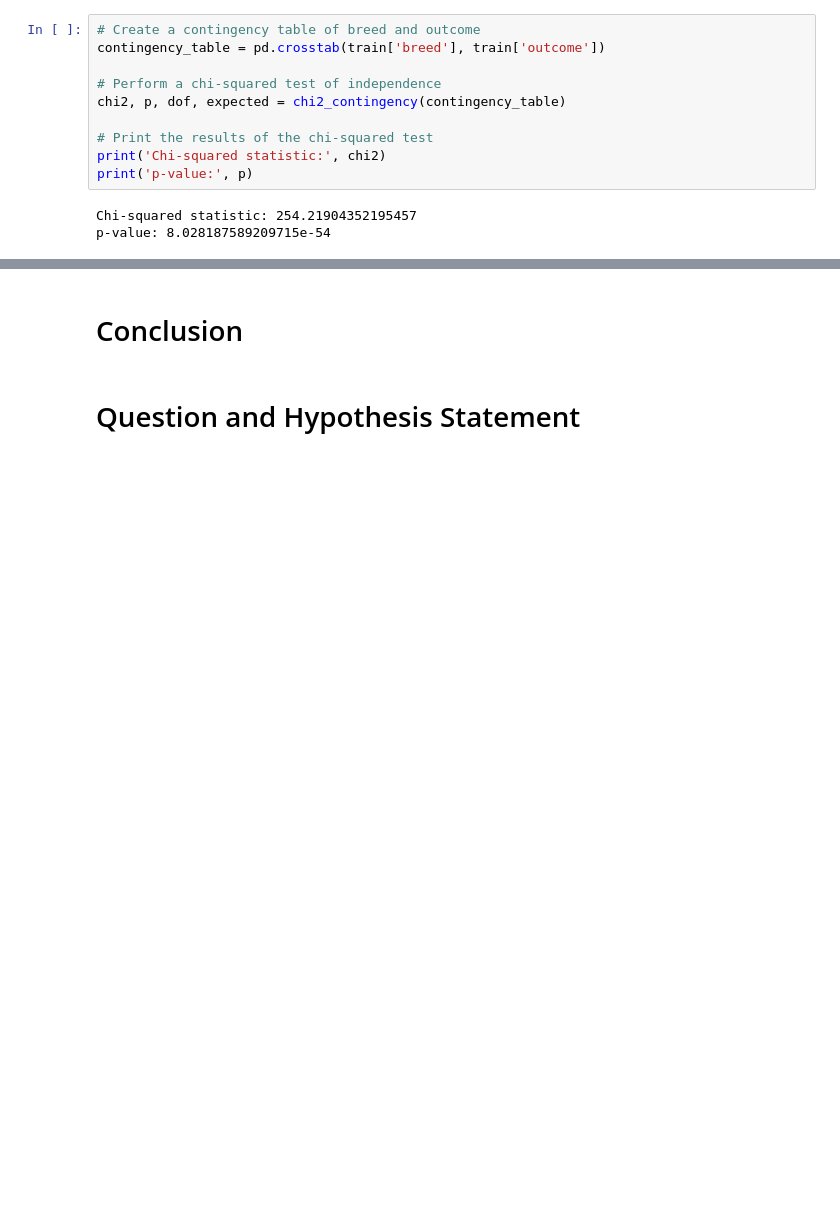
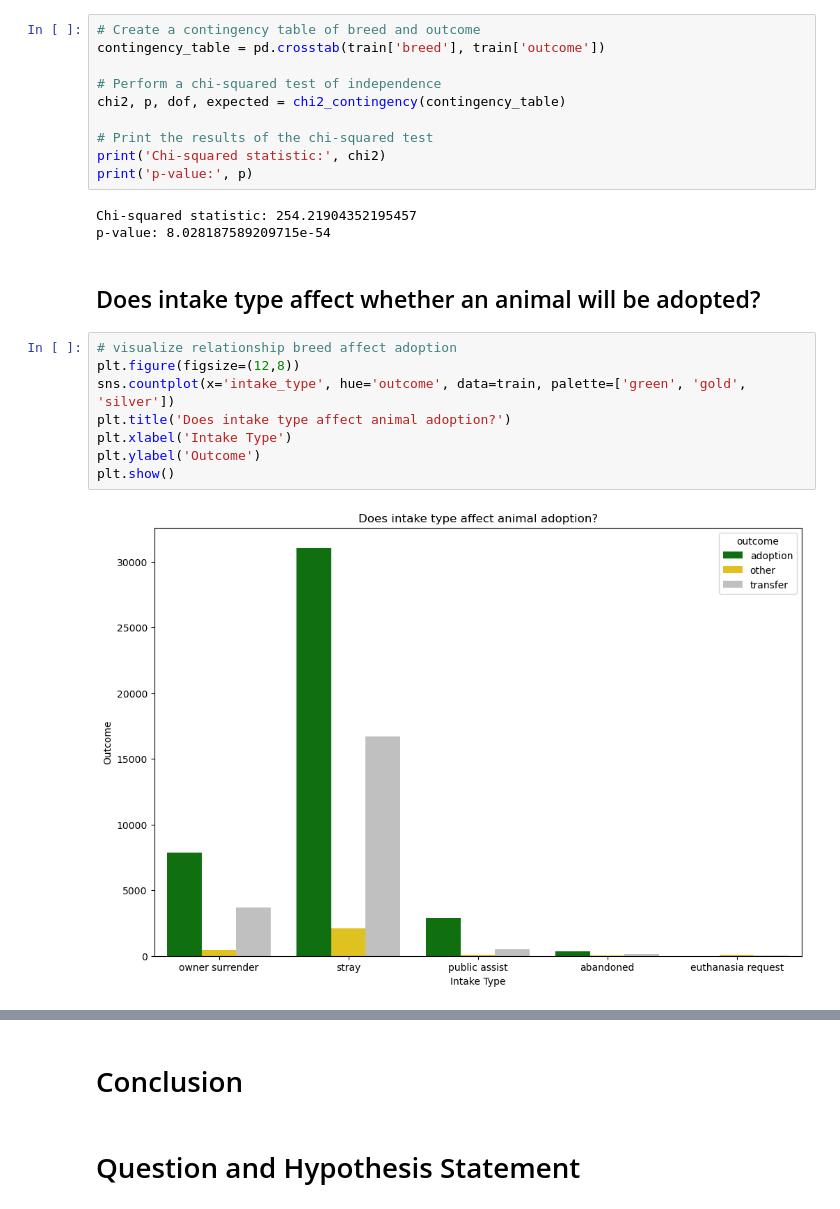
Before and after one commit to pound-puppies/animal-advocacy, a Jupyter notebook: bo_explore.ipynb, the cells around one changed output, grey strips where cells are left out. Saved outputs shown, nothing was run; the diff lists cells and outputs as text; blank space fills up the shorter version.

```diff
--- a/bo_explore.ipynb
+++ b/bo_explore.ipynb
@@ -204,3 +144,15 @@ print('p-value:', p)
 # %% [output]
 Chi-squared statistic: 254.21904352195457
 p-value: 8.028187589209715e-54
+# %% [markdown]
+## Does intake type affect whether an animal will be adopted?
+# %%
+# visualize relationship breed affect adoption
+plt.figure(figsize=(12,8))
+sns.countplot(x='intake_type', hue='outcome', data=train, palette=['green', 'gold', 'silver'])
+plt.title('Does intake type affect animal adoption?')
+plt.xlabel('Intake Type')
+plt.ylabel('Outcome')
+plt.show()
+# %% [output]
+[figure, added]
```
Also changed, not shown: parts of 8 cells of this notebook.
